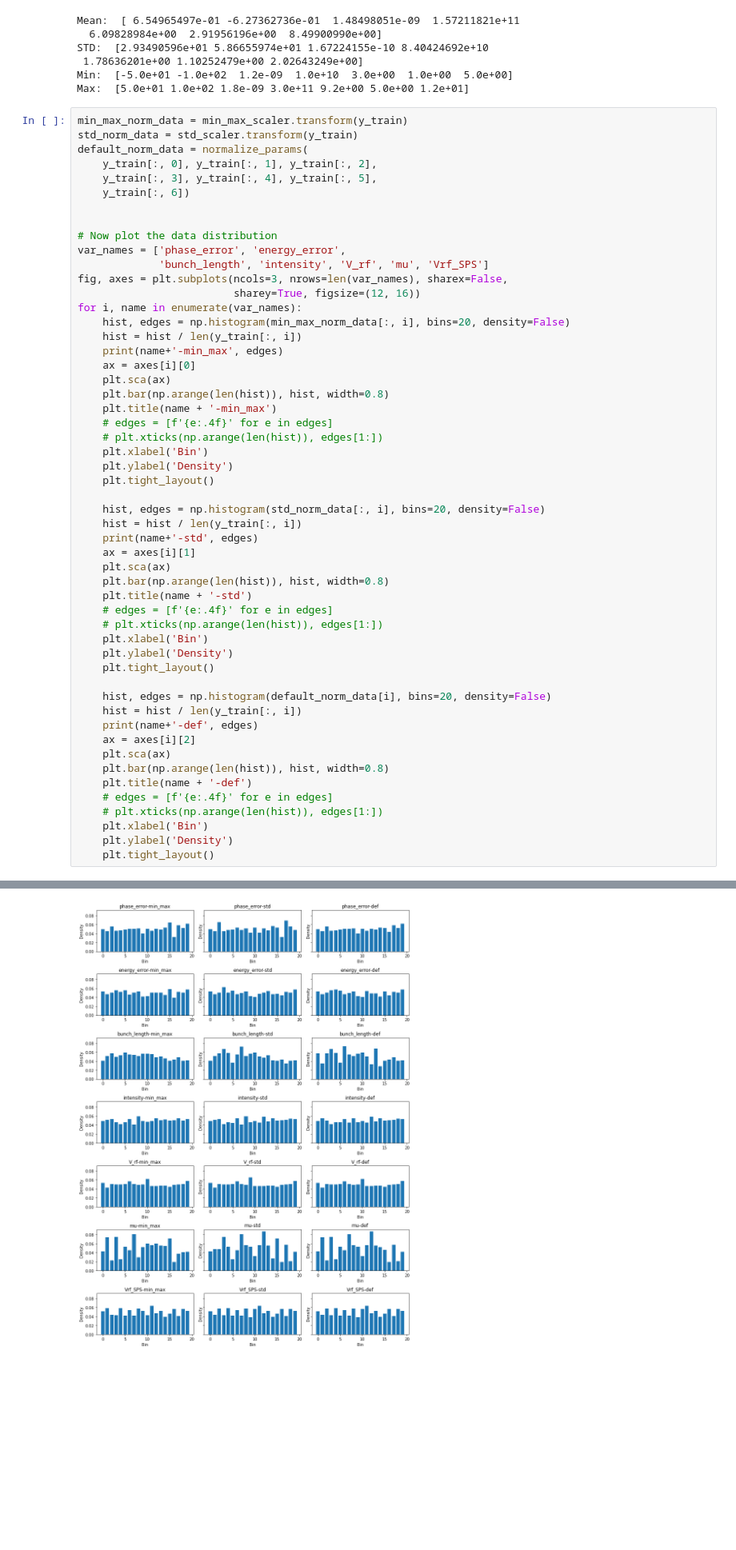
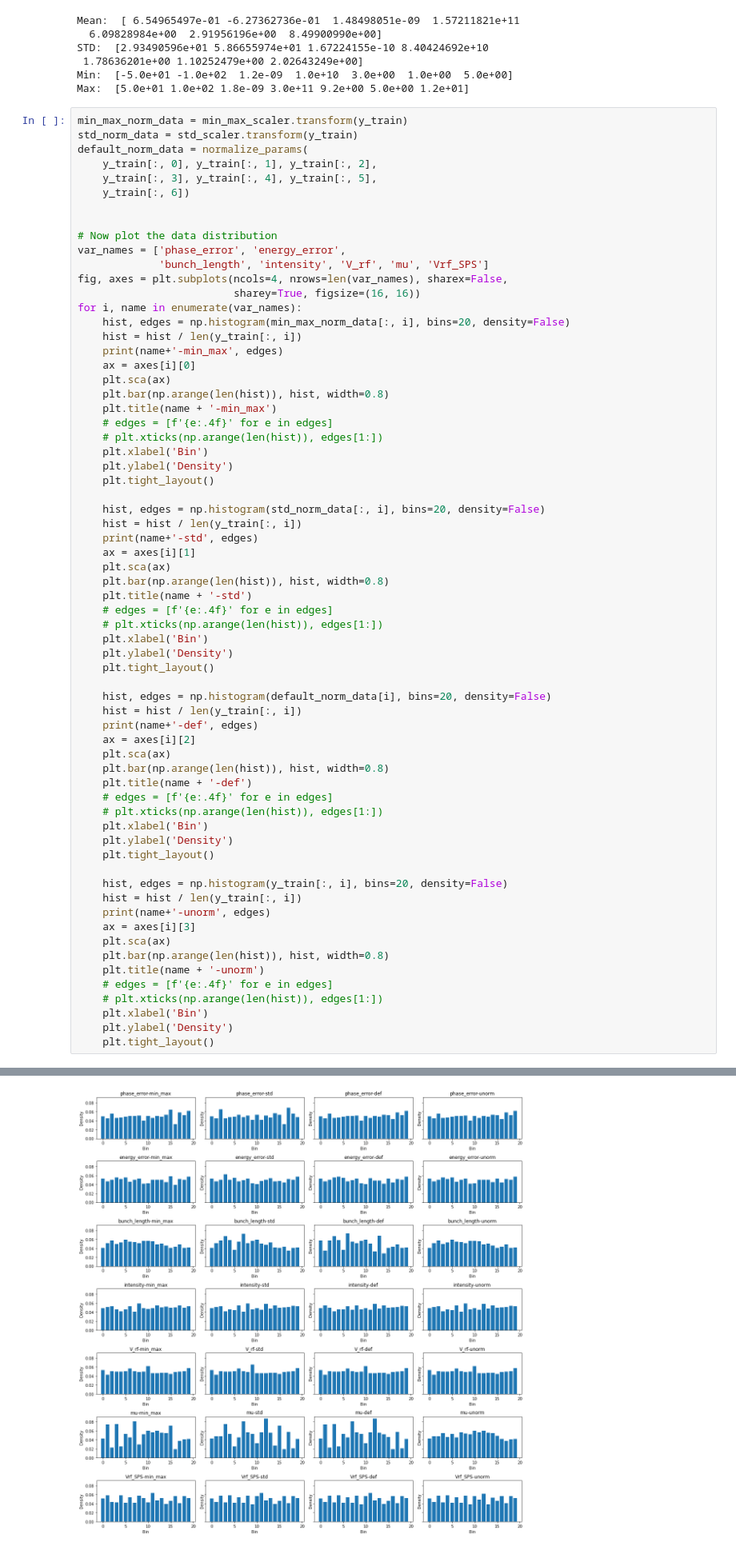
Before and after one commit to kiliakis/tomography_ML, a Jupyter notebook: inspect_input_data.ipynb, the cells around one changed output, grey strips where cells are left out. Shown at 80% size. Saved outputs shown, nothing was run; the diff lists cells and outputs as text; blank space fills up the shorter version.

```diff
--- a/inspect_input_data.ipynb
+++ b/inspect_input_data.ipynb
@@ -91,8 +95,8 @@ default_norm_data = normalize_params(
 # Now plot the data distribution
 var_names = ['phase_error', 'energy_error',
              'bunch_length', 'intensity', 'V_rf', 'mu', 'Vrf_SPS']
-fig, axes = plt.subplots(ncols=3, nrows=len(var_names), sharex=False,
-                         sharey=True, figsize=(12, 16))
+fig, axes = plt.subplots(ncols=4, nrows=len(var_names), sharex=False,
+                         sharey=True, figsize=(16, 16))
 for i, name in enumerate(var_names):
     hist, edges = np.histogram(min_max_norm_data[:, i], bins=20, density=False)
     hist = hist / len(y_train[:, i])
@@ -132,6 +136,19 @@ for i, name in enumerate(var_names):
     plt.xlabel('Bin')
     plt.ylabel('Density')
     plt.tight_layout()
+
+    hist, edges = np.histogram(y_train[:, i], bins=20, density=False)
+    hist = hist / len(y_train[:, i])
+    print(name+'-unorm', edges)
+    ax = axes[i][3]
+    plt.sca(ax)
+    plt.bar(np.arange(len(hist)), hist, width=0.8)
+    plt.title(name + '-unorm')
+    # edges = [f'{e:.4f}' for e in edges]
+    # plt.xticks(np.arange(len(hist)), edges[1:])
+    plt.xlabel('Bin')
+    plt.ylabel('Density')
+    plt.tight_layout()
 # %% [output]
 phase_error-min_max [0.   0.05 0.1  0.15 0.2  0.25 0.3  0.35 0.4  0.45 0.5  0.55 0.6  0.65
  0.7  0.75 0.8  0.85 0.9  0.95 1.  ]
@@ -153,4 +170,4 @@ Vrf_SPS-def [-1.7376239  -1.5643566  -1.3910893  -1.217822   -1.0445546  -0.8712
-[figure, old version]
+[figure, new version]
 # %%
 %matplotlib inline
 # plot some of the outputs
```
Also changed, not shown: parts of 4 cells of this notebook, 9 other files.
